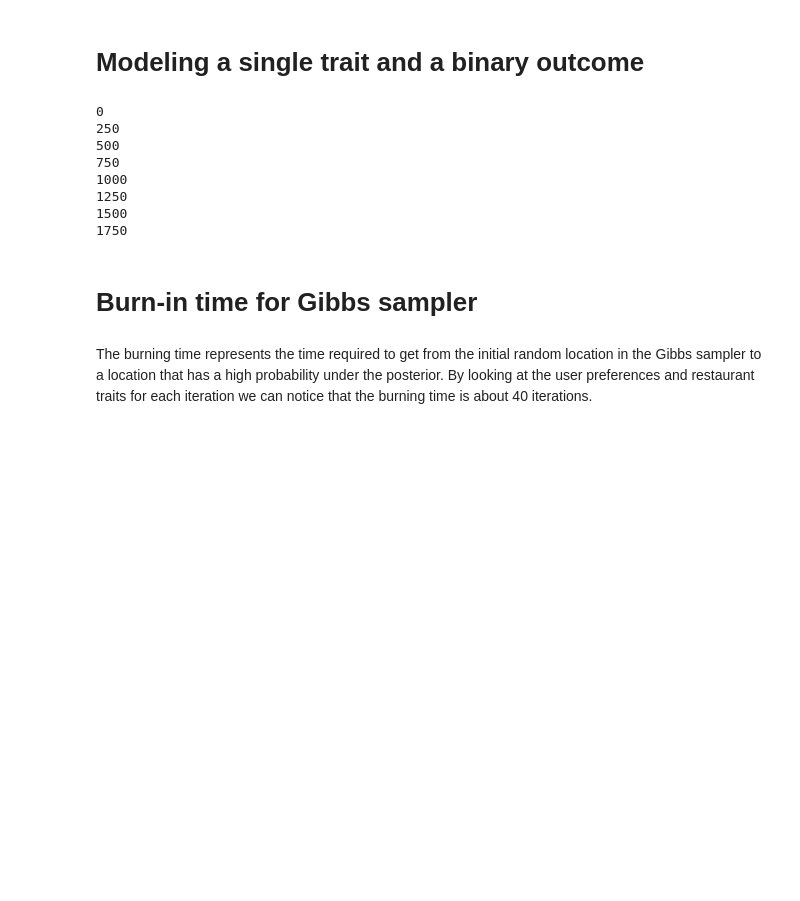
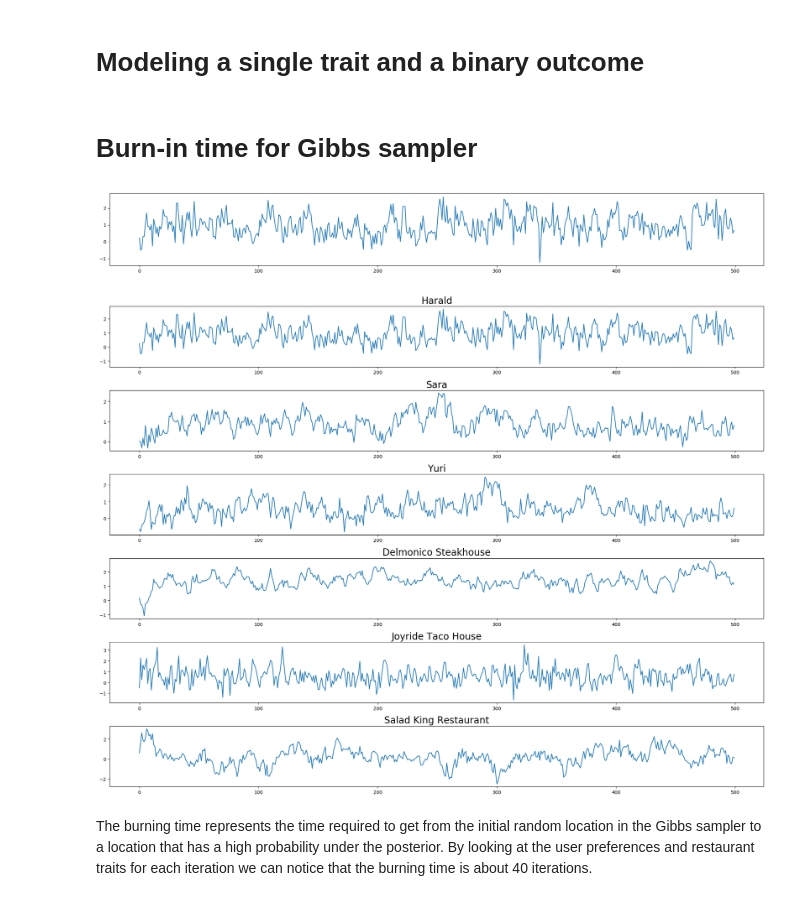
Before and after one commit to ioanab95/Colaborative-Filtering, a Jupyter notebook: collaborative_filtering.ipynb, the cells around one changed output. Drawn from its saved outputs; the diff is of its cells as text; code cells hidden in the pictures; blank space fills up the shorter version.

```diff
--- a/collaborative_filtering.ipynb
+++ b/collaborative_filtering.ipynb
@@ -57,14 +55,15 @@ reviews.shape
+# %%
+train_reviews = reviews[:10000]
+test_reviews = reviews[10000:]
 # %% [markdown]
 # Visualize data
 # %% [markdown]
 Distribution of the stars given by the users in the chosen dataset.
 # %%
 from scipy import stats, integrate
-import matplotlib.pyplot as plt
-import seaborn as sns
 
-plt.style.use('default')
-
+plt.style.use('seaborn')
+sns.set_style("whitegrid")
 x = [1, 2, 3, 4, 5]
 
 counter = collections.Counter(reviews_df['stars'].values)
@@ -110,7 +105,7 @@ def Gibbs_sampling_single_trait_binary_rating(reviews):
     restaurant_traits_samples = []
     user_preferences_samples = []
 
-    for num in range(2000):
+    for num in range(3500):
 
         if num%250==0:
             print (num)
@@ -145,17 +140,5 @@ def Gibbs_sampling_single_trait_binary_rating(reviews):
     user_preferences_samples = np.array(user_preferences_samples)
 
     return restaurant_traits_samples, user_preferences_samples
-# %%
-train_reviews = reviews[:12000]
-test_reviews = reviews[12000:]
 # %%
 single_trait_restaurant_traits_samples, single_trait_user_preferences_samples = Gibbs_sampling_single_trait_binary_rating(train_reviews)
-# %% [output]
-0
-250
-500
-750
-1000
-1250
-1500
-1750
@@ -164,21 +206,24 @@ single_trait_restaurant_traits_samples, single_trait_user_preferences_samples =
 # %%
 users = [0, 1, 2]
 restaurants = [0, 1, 2]
 
 with matplotlib.rc_context({'figure.figsize': [20,15], 'axes.titlesize': 20}):
     fig = plt.figure()
     for i in range(3):
         ax = fig.add_subplot(6, 1, i+1)
         fig.tight_layout()
         fig.tight_layout()
-        ax.plot(user_preferences_samples[:500, users[i]])
+        ax.plot(single_trait_user_preferences_samples[:500, users[i]])
         ax.set_title(users_df.get_value(users[i], 'name'))
     for i in range(3):
         ax = fig.add_subplot(6, 1, i+4)
         fig.tight_layout()
-        ax.plot(restaurant_traits_samples[:500, restaurants[i]])
+        ax.plot(single_trait_restaurant_traits_samples[:500, restaurants[i]])
         ax.set_title(restaurants_df.get_value(restaurants[i], 'name'))
 plt.show()
+# %% [output]
+[figure, added]
+[figure, added]
 # %% [markdown]
 The burning time represents the time required to get from the initial random location in the Gibbs sampler to a location that has a high probability under the posterior. By looking at the user preferences and restaurant traits for each iteration we can notice that the burning time is about 40 iterations.
 # %% [markdown]
```
Also changed, not shown: parts of 76 cells of this notebook.
